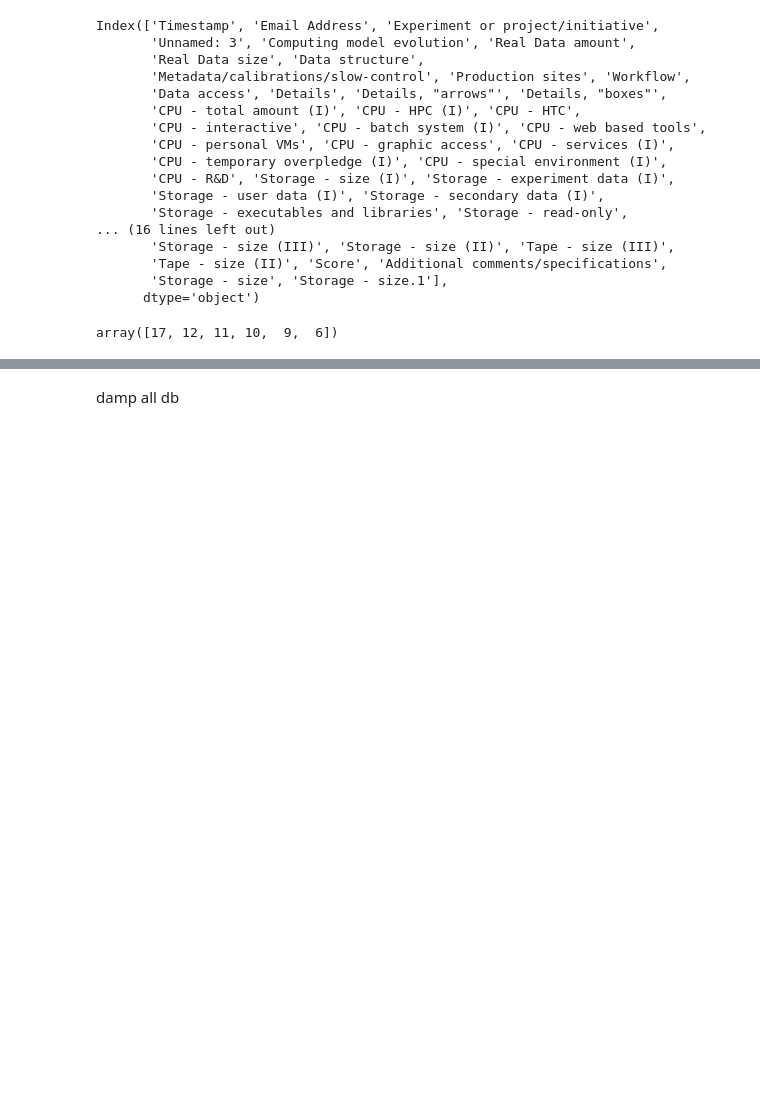
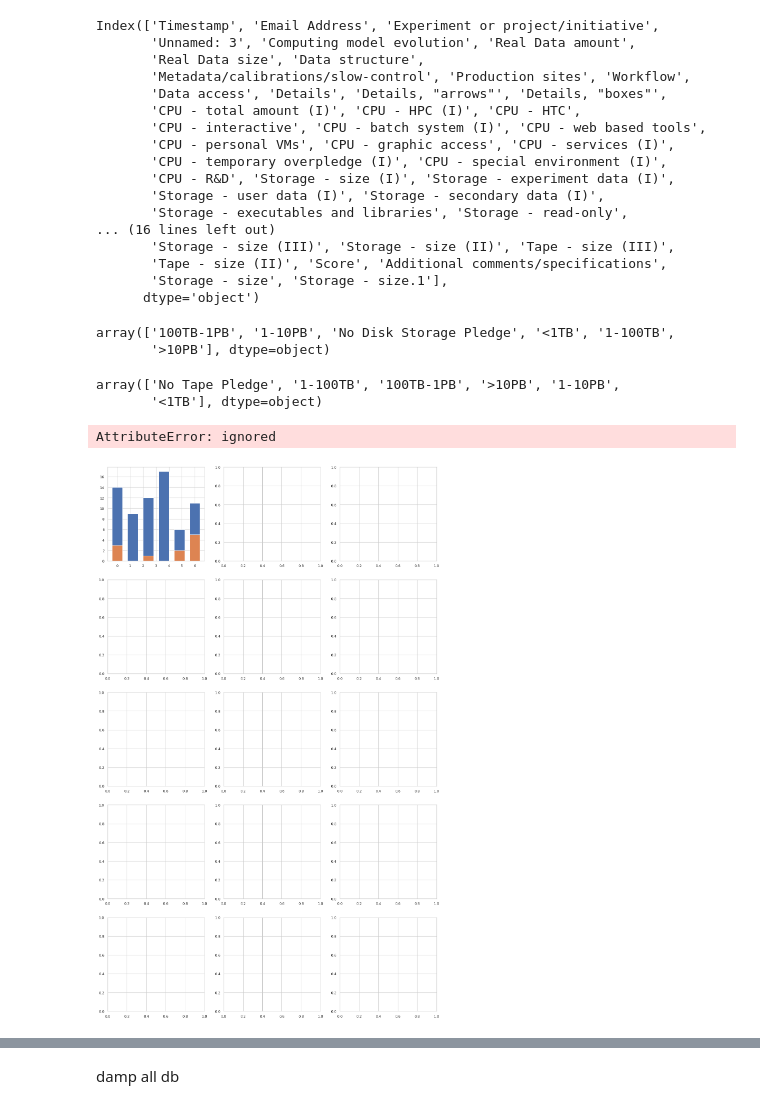
Before and after one commit to gmazzitelli/GSN2, a Jupyter notebook: IFNFCM.ipynb, the cells around one changed output, grey strips where cells are left out. Drawn from its saved outputs; the diff is of its cells as text; code cells hidden in the pictures; blank space fills up the shorter version.

```diff
--- a/IFNFCM.ipynb
+++ b/IFNFCM.ipynb
@@ -116,10 +136,82 @@ Index(['Timestamp', 'Email Address', 'Experiment or project/initiative',
        'Tape - size (II)', 'Score', 'Additional comments/specifications',
        'Storage - size', 'Storage - size.1'],
       dtype='object')
-# %%
-df['CPU - total amount (I)'].value_counts().values
-# %% [output]
-array([17, 12, 11, 10,  9,  6])
+# %%
+what = "Storage - size (I)"
+pd.unique(df[what])
+# %% [output]
+array(['100TB-1PB', '1-10PB', 'No Disk Storage Pledge', '<1TB', '1-100TB',
+       '>10PB'], dtype=object)
+# %%
+pledges = ["CPU - total amount (I)", "Storage - size (I)", "Tape - size (I)"]
+what = pledges[1]
+df.loc[df[what].isnull(), what]='No Tape Pledge'
+pd.unique(df[what])
+# %% [output]
+array(['No Tape Pledge', '1-100TB', '100TB-1PB', '>10PB', '1-10PB',
+       '<1TB'], dtype=object)
+# %%
+def ro_cpu(a):
+  r = []
+  r.append(a[1])
+  r.append(a[4])
+  r.append(a[2])
+  r.append(a[3])
+  r.append(a[5])
+  r.append(a[0])
+  return r
+def ro_disk(a):
+  r = []
+  r.append(a[2])
+  r.append(a[3])
+  r.append(a[4])
+  r.append(a[0])
+  r.append(a[1])
+  r.append(a[5])
+  return r
+def ro_tape(a):
+  r = []
+  r.append(a[0])
+  r.append(a[2])
+  r.append(a[3])
+  r.append(a[4])
+  r.append(a[5])
+  r.append(a[1])
+  return r
+def hist_from_label(df, what, labels):
+  data = []
+  for i, label in enumerate(labels):
+    data.append(len(df[df[what]==label]))
+  return data
+
+fig, ax = plt.subplots(5,3,figsize=(15,25))
+CSN = pd.unique(df['Scientific Committee'])
+pledges = ["CPU - total amount (I)", "Storage - size (I)", "Tape - size (I)"]
+for i, pladge in enumerate(pledges):
+  if pladge == "CPU - total amount (I)":
+    df.loc[df[pladge].isnull(), pladge]='No CPU Pledge'
+  elif pladge == "Storage - size (I)":
+    df.loc[df[pladge].isnull(), pladge]='No Disk Storage Pledge'
+  elif pladge == "Tape - size (I)":
+    df.loc[df[pladge].isnull(), pladge]='No Tape Pledge'
+  else:
+    print ("Error no change")
+  for j, csn in enumerate(CSN):
+    labels = ro_cpu(pd.unique(df[pladge]))
+    data = hist_from_label(df, pladge, labels)
+    x = np.linspace(0, len(data), len(data))
+    ax[j,i].bar(x, data, label=pladge)
+
+
+    for i, csn in enumerate(CSN):
+      data2 = hist_from_label(df[df['Scientific Committee']==csn], pladge, labels)
+      ax[j,i].bar(x, data2, label=csn)
+      ax[j,i].xticks(x, labels, rotation=45)
+plt.legend()
+plt.show()
+# %% [output]
+AttributeError: ignored
+[figure, added]
 # %%
 fig, ax = plt.subplots(figsize=(15,6))
 sns.histplot(df, x="Experiment or project/initiative", y="CPU - total amount (I)")
```
Also changed, not shown: parts of 34 cells of this notebook.
